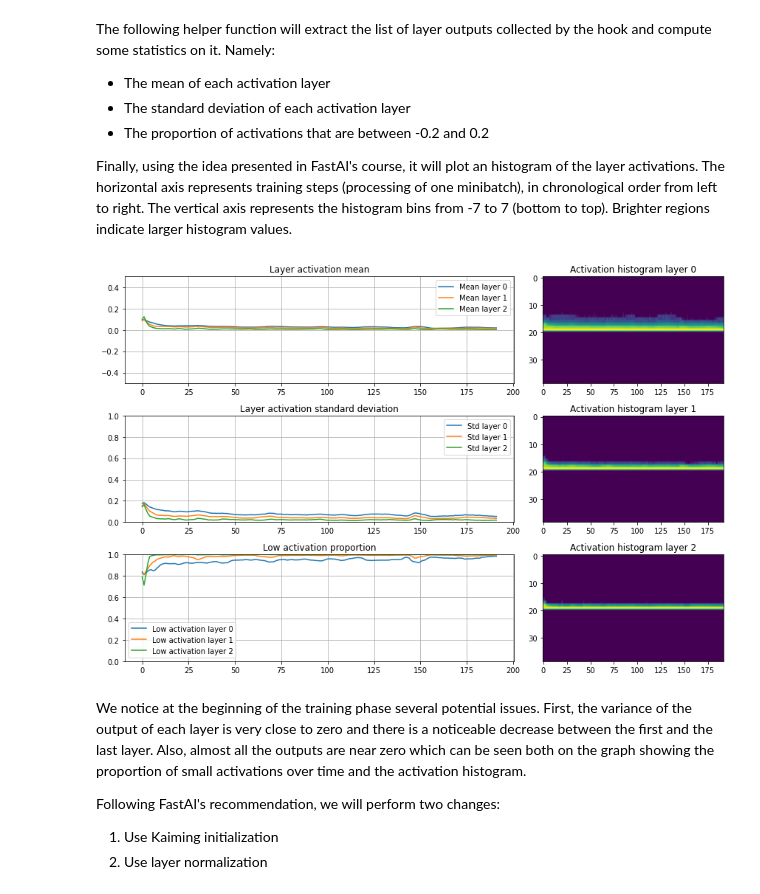
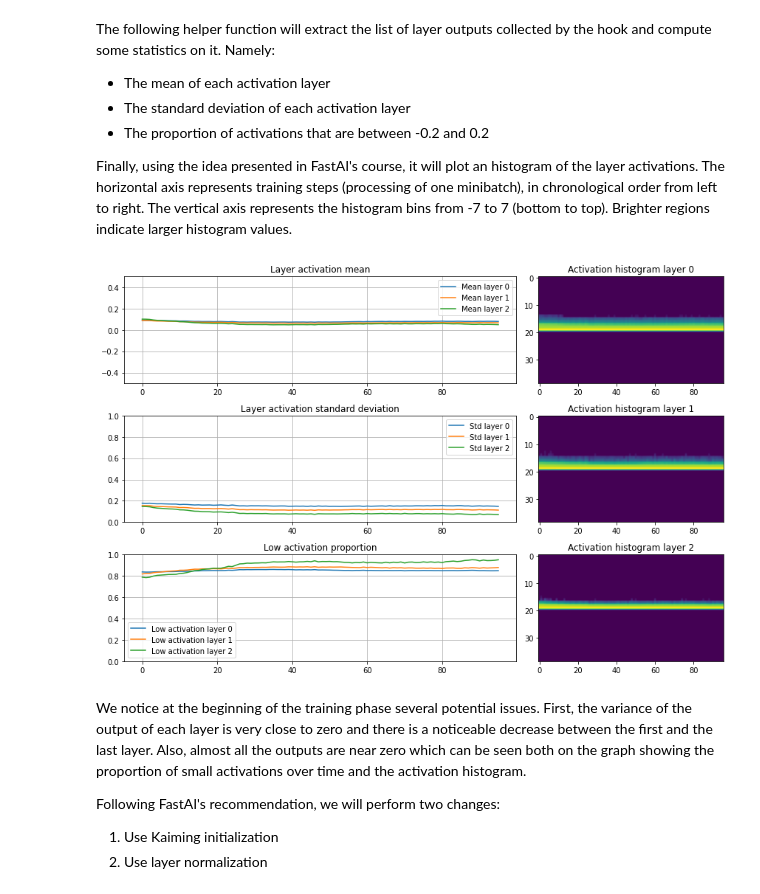
Before and after one commit to lkiel/rl-doom, a Jupyter notebook: standalone_examples/Defense Scenario.ipynb, the cells around one changed output. Saved outputs shown, nothing was run; the diff lists cells and outputs as text; code cells hidden in the pictures.

```diff
--- a/standalone_examples/Defense Scenario.ipynb
+++ b/standalone_examples/Defense Scenario.ipynb
@@ -48,39 +45,43 @@ The next scenario we are going to tackle is called "Defend the center". In this
 
 Since there is a limit on the total ammunition of the agent, 26, the theoretical maximum for this scenario is 25. The buttons available are `ATTACK`, `TURN_LEFT` and `TURN_RIGHT`.
 # %%
-def solve_env(env_args, agent_args, n_envs, additional_callbacks, timesteps):
+def solve_env(env_args, agent_args, n_envs, timesteps, callbacks, eval_freq=None, init_func=None):
 
     # Create environments.
     env = envs.create_vec_env(n_envs, **env_args)
-    eval_env = envs.create_eval_vec_env(**env_args)
 
-    # Build the agent
-    agent = ppo.PPO(policy=policies.ActorCriticCnnPolicy,
-                    env=env,
-                    tensorboard_log='logs/tensorboard',
-                    verbose=0,
-                    seed=0,
-                    **agent_args)
+    # Build the agent.
+    agent = ppo.PPO(policies.ActorCriticCnnPolicy, env, tensorboard_log='logs/tensorboard', seed=0, **agent_args)
 
+    # Optional processing on the agent.
+    if init_func is not None:
+        init_func(agent)
 
-    evaluation_callback = callbacks.EvalCallback(eval_env,
-                                   n_eval_episodes=10,
-                                   eval_freq=2048,
-                                   best_model_save_path=f'logs/models/{env_args["scenario"]}',
-                                   deterministic=True)
+    # Optional evaluation callback.
+    if eval_freq is not None:
+        eval_env = envs.create_eval_vec_env(**env_args)
 
-    all_callbacks = [evaluation_callback] + additional_callbacks
+        callbacks.append(EvalCallback(
+            eval_env,
+            n_eval_episodes=10,
+            eval_freq=eval_freq,
+            log_path=f'logs/evaluations/{env_args["scenario"]}'
+            best_model_save_path=f'logs/models/{env_args["scenario"]}'))
 
     # Start the training process.
-    agent.learn(total_timesteps=timesteps, tb_log_name=env_args['scenario'], callback=all_callbacks)
+    agent.learn(total_timesteps=timesteps, tb_log_name=env_args['scenario'], callback=callbacks)
 
+    # Cleanup.
     env.close()
-    eval_env.close()
+    if eval_freq is not None:
+        eval_env.close()
+
+    return agent
 # %%
 # Results in a 100x156 image, no pixel lost due to padding with the default CNN architecture
 frame_processor = lambda frame: cv2.resize(frame[40:, 4:-4], None, fx=.5, fy=.5, interpolation=cv2.INTER_AREA)
 # %%
-env_args = {'scenario': 'defend_the_center', 'frame_skip': 1, 'frame_processor': frame_processor}
+env_args = {'scenario': 'defend_the_center', 'frame_skip': 4, 'frame_processor': frame_processor}
 agent_args = {'n_epochs': 3, 'n_steps': 1024, 'learning_rate': 1e-4, 'batch_size': 32}
 
-solve_env(env_args, agent_args, 2, [], 100000)
+solve_env(env_args, agent_args, n_envs=2, timesteps=100000, callbacks=[], eval_freq=2048)
@@ -242,6 +225,7 @@ class Hook:
 
     def register(self):
         # self.func will now be called on each forward pass
+        self.activation_data = []
         self.hook = self.module.register_forward_hook(partial(self.func, self))
 
     def remove(self):
@@ -312,10 +296,10 @@ The following helper function will extract the list of layer outputs collected b
 
 Finally, using the idea presented in FastAI's course, it will plot an histogram of the layer activations. The horizontal axis represents training steps (processing of one minibatch), in chronological order from left to right. The vertical axis represents the histogram bins from -7 to 7 (bottom to top). Brighter regions indicate larger histogram values.
 # %%
-agent = create_and_train_one_rollout()
+agent = solve_env(env_args, agent_args, 1, 1024, [LayerActivationMonitoring()], init_func=register_hooks)
 plotting.plot_activations(agent.policy.features_extractor.hooks)
 # %% [output]
-[figure, old version]
+[figure, new version]
 # %% [markdown]
 We notice at the beginning of the training phase several potential issues. First, the variance of the output of each layer is very close to zero and there is a noticeable decrease between the first and the last layer. Also, almost all the outputs are near zero which can be seen both on the graph showing the proportion of small activations over time and the activation histogram.
 
```
Also changed, not shown: parts of 18 cells of this notebook, 12 other files.
